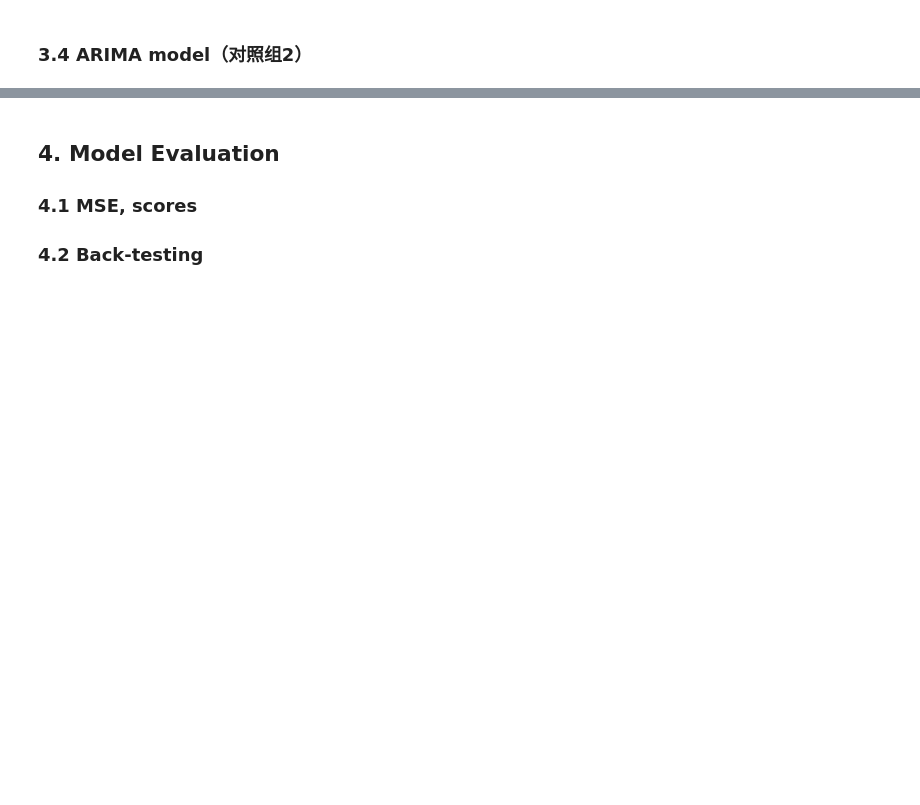
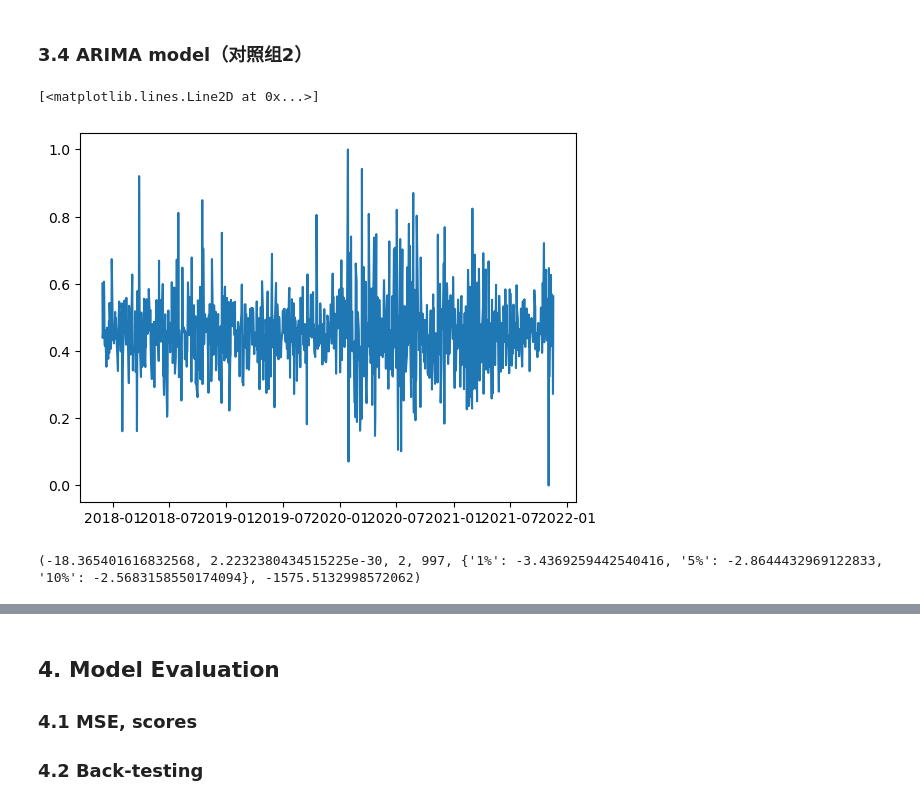
Before and after one commit to Gavin-OP/stat4012-group-project, a Jupyter notebook: code/STAT4012_group_project_code.ipynb, the cells around one changed output, grey strips where cells are left out. Drawn from its saved outputs; the diff is of its cells as text; code cells hidden in the pictures; blank space fills up the shorter version.

```diff
--- a/code/STAT4012_group_project_code.ipynb
+++ b/code/STAT4012_group_project_code.ipynb
@@ -185,3 +168,19 @@ structure: data -> LSTM layer -> Attention layer -> Dense layer -> prediction
 ### 3.3 Simple LSTM （对照组1）
 # %% [markdown]
 ### 3.4 ARIMA model（对照组2）
+# %%
+y_train = data['sixth_day_return'].iloc[:1000]
+y_test = data['sixth_day_return'].iloc[1000:]
+# %%
+# check stationary
+plt.plot(y_train)   # looks good
+# %% [output]
+[<matplotlib.lines.Line2D at 0x...>]
+[figure, added]
+# %%
+# ADF test
+from statsmodels.tsa.stattools import adfuller
+result = adfuller(y_train)
+print(result)  # p-value = 2e-30 -> stationary
+# %% [output]
+(-18.365401616832568, 2.2232380434515225e-30, 2, 997, {'1%': -3.4369259442540416, '5%': -2.8644432969122833, '10%': -2.5683158550174094}, -1575.5132998572062)
```
Also changed, not shown: parts of 5 cells of this notebook.
